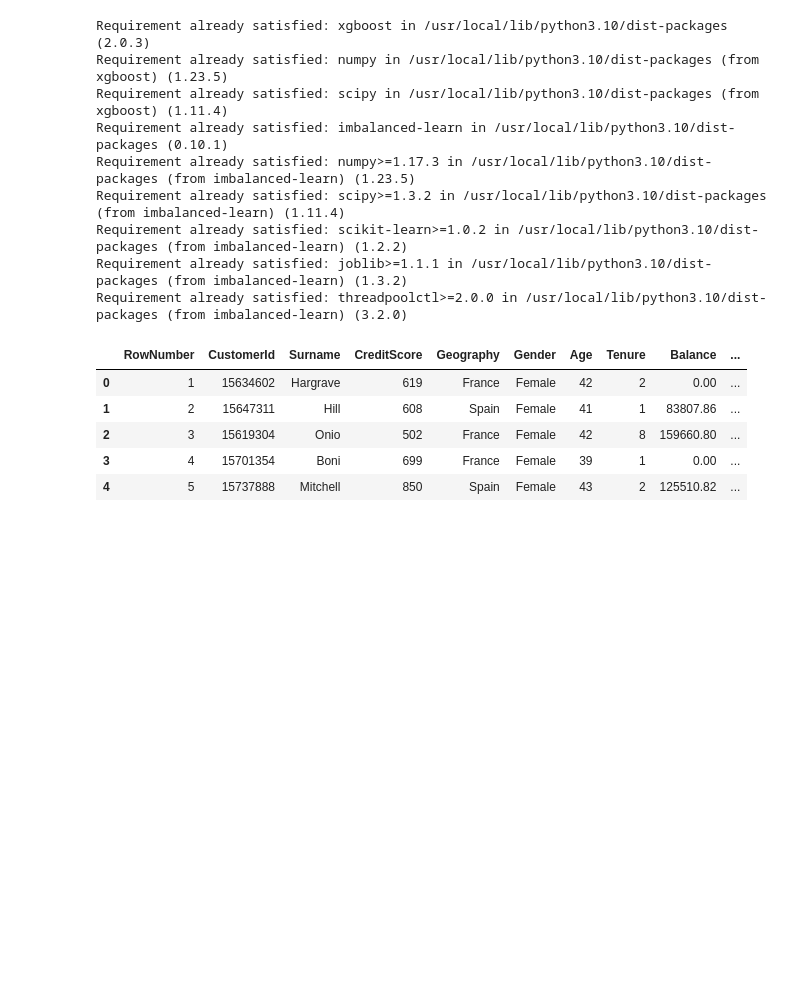
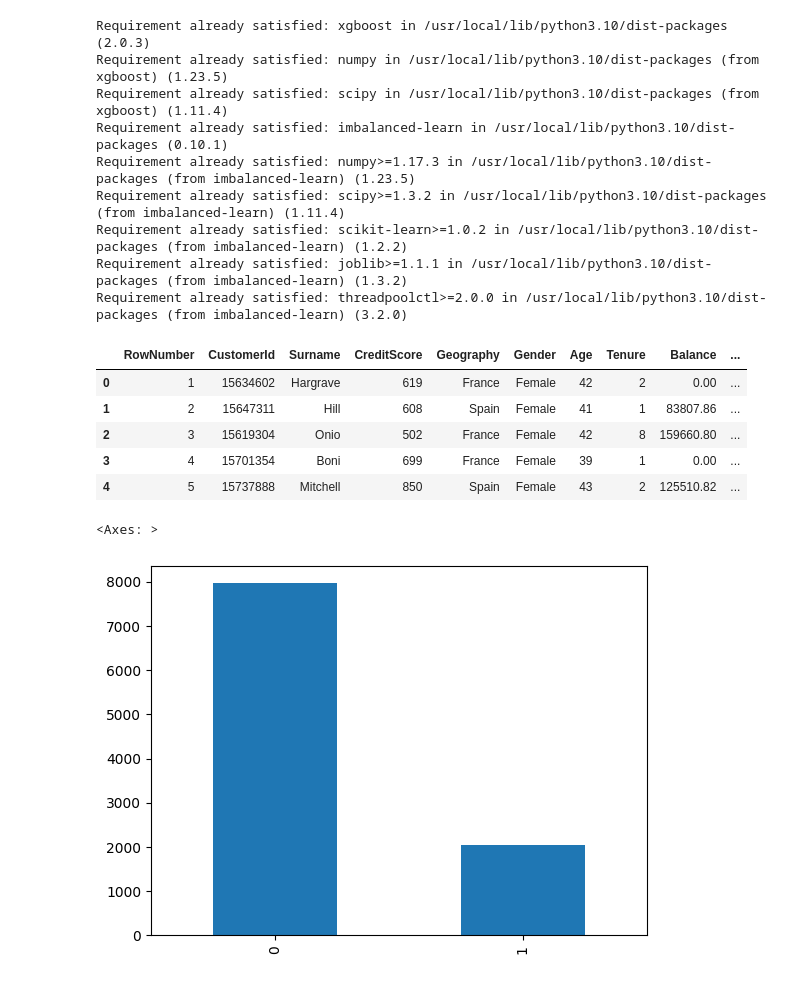
Before and after one commit to dangtrantrung/Imbalance-Data-, a Jupyter notebook: Imbalance_Data.ipynb, the cells around one changed output. Saved outputs shown, nothing was run; the diff lists cells and outputs as text; code cells hidden in the pictures; blank space fills up the shorter version.

```diff
--- a/Imbalance_Data.ipynb
+++ b/Imbalance_Data.ipynb
@@ -33,3 +33,9 @@ customer_data.head()
 | 2 | 3 | 15619304 | Onio | 502 | France | Female | 42 | 8 | 159660.80 | ... |
 | 3 | 4 | 15701354 | Boni | 699 | France | Female | 39 | 1 | 0.00 | ... |
 | 4 | 5 | 15737888 | Mitchell | 850 | Spain | Female | 43 | 2 | 125510.82 | ... |
+# %%
+# implalance between 2 class
+customer_data['Exited'].value_counts().plot(kind='bar')
+# %% [output]
+<Axes: >
+[figure, added]
```
Also changed, not shown: parts of 4 cells of this notebook.
